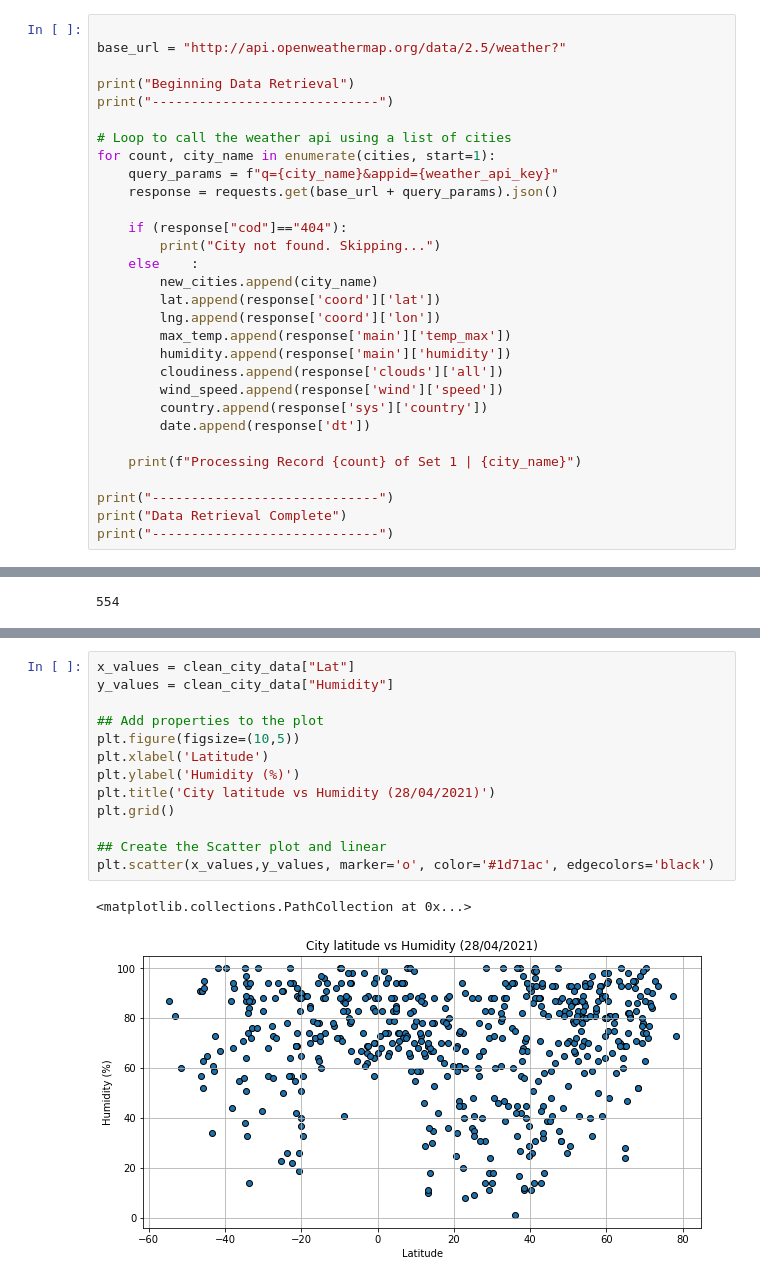
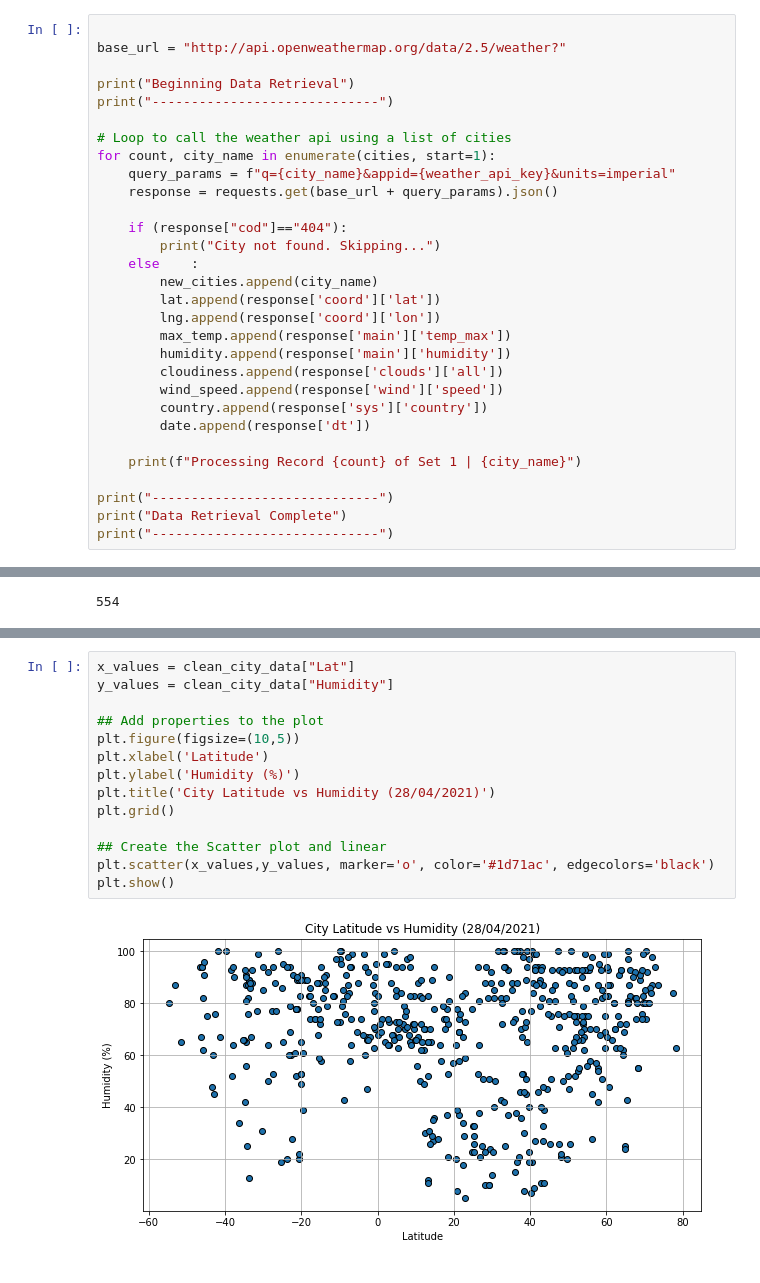
Before and after one commit to leoipn/python-api-challenge, a Jupyter notebook: starter_code/WeatherPy/WeatherPy.ipynb, the cells around one changed output, grey strips where cells are left out. Saved outputs shown, nothing was run; the diff lists cells and outputs as text.

Commit message:
PythonAPI - Weather Plots done

```diff
--- a/starter_code/WeatherPy/WeatherPy.ipynb
+++ b/starter_code/WeatherPy/WeatherPy.ipynb
@@ -60,7 +61,7 @@ print("-----------------------------")
 
 # Loop to call the weather api using a list of cities
 for count, city_name in enumerate(cities, start=1):
-    query_params = f"q={city_name}&appid={weather_api_key}"
+    query_params = f"q={city_name}&appid={weather_api_key}&units=imperial"
     response = requests.get(base_url + query_params).json()
 
     if (response["cod"]=="404"):
@@ -193,18 +200,18 @@ plt.scatter(x_values,y_values, marker='o', color='#1d71ac', edgecolors='black')
 # %%
 x_values = clean_city_data["Lat"]
 y_values = clean_city_data["Humidity"]
 
 ## Add properties to the plot
 plt.figure(figsize=(10,5))
 plt.xlabel('Latitude')
 plt.ylabel('Humidity (%)')
-plt.title('City latitude vs Humidity (28/04/2021)')
+plt.title('City Latitude vs Humidity (28/04/2021)')
 plt.grid()
 
 ## Create the Scatter plot and linear
 plt.scatter(x_values,y_values, marker='o', color='#1d71ac', edgecolors='black')
+plt.show()
 # %% [output]
-<matplotlib.collections.PathCollection at 0x...>
-[figure, old version]
+[figure, new version]
 # %%
 x_values = clean_city_data["Lat"]
```
Also changed, not shown: parts of 22 cells of this notebook.
